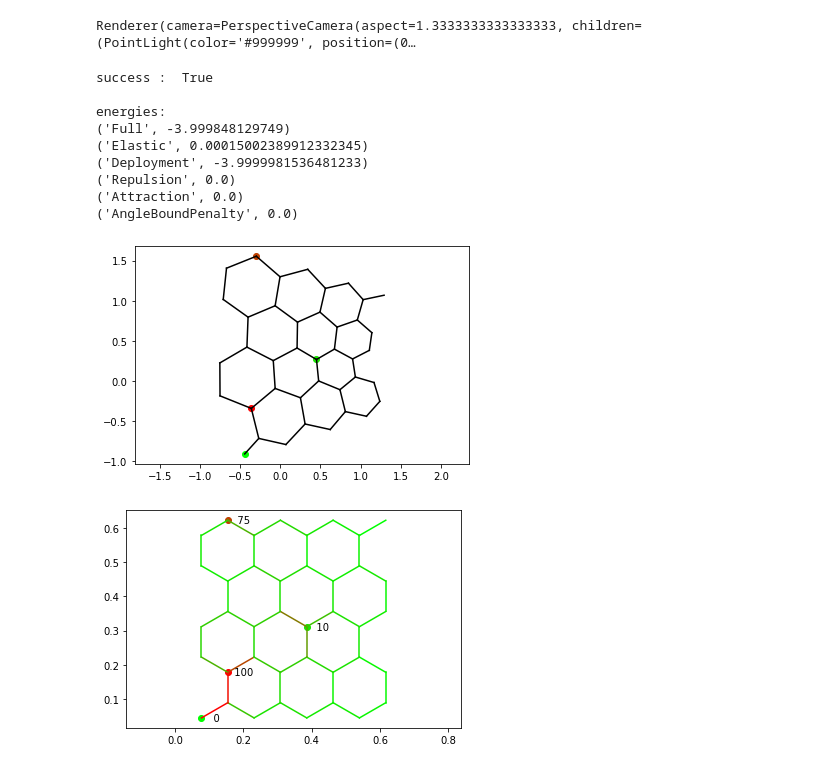
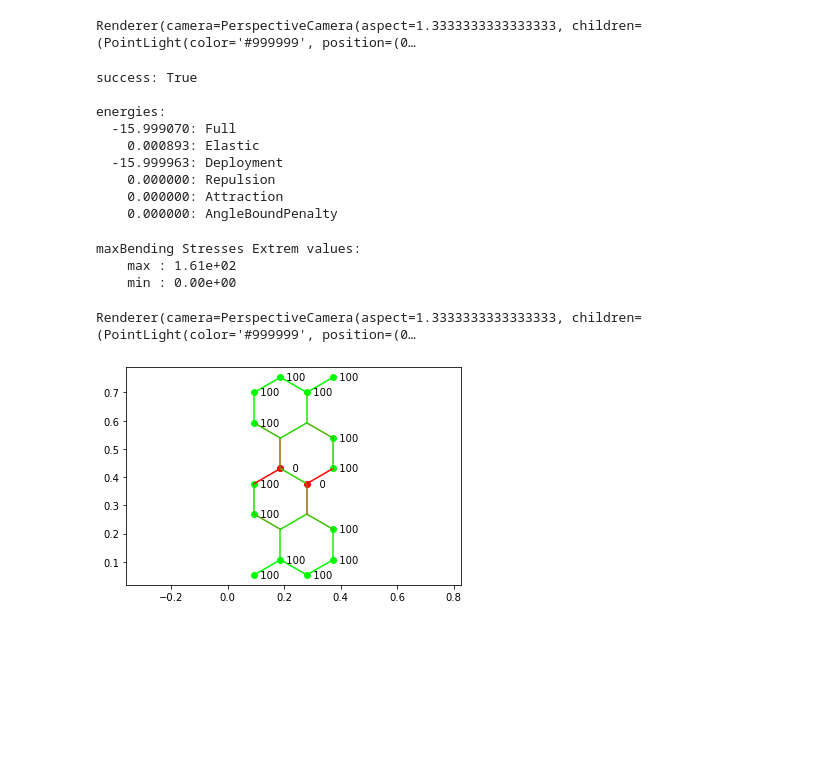
Before and after one commit to udaykusupati/ActuationUmbrellaMeshes, a Jupyter notebook: python/actuation_experiments/clean.ipynb, the cells around one changed output. Cells and saved outputs as stored; diff of their text form; code cells hidden in the pictures; blank space fills up the shorter version.

```diff
--- a/python/actuation_experiments/clean.ipynb
+++ b/python/actuation_experiments/clean.ipynb
@@ -4,17 +4,17 @@ from structure import UmbrellaGrid
 # %%
 degree = 3
 rows = 5
-cols = 4
+cols = 2
 #---
 grid = UmbrellaGrid(degree, rows, cols)
 # %%
 border_cells = grid.border_cells()
 center_cells = grid.center_cells()
 active_cells    = border_cells+center_cells
-target_percents = [100]*len(border_cells) + [0]*len(center_cells) # 0 -> colse | 100 -> open
+target_percents = [100]*len(border_cells) + [0]*len(center_cells) # 0:undeployed | 100:deployed
 #---
-active_cells    = [0, 9, 20, 33]
-target_percents = [0, 100, 10, 75]
+# active_cells    = [0, 9, 20, 33]
+# target_percents = [0, 100, 10, 75]
 # %%
 grid.generate_mesh('test_01')
 # %% [output]
@@ -34,23 +33,27 @@ Renderer(camera=PerspectiveCamera(aspect=1.3333333333333333, children=(PointLigh
 # %%
 grid.deploy(active_cells, target_percents, view3D)
 # %% [output]
-success :  True
+success: True
 
 energies:
-('Full', -3.999848129749)
-('Elastic', 0.00015002389912332345)
-('Deployment', -3.9999981536481233)
-('Repulsion', 0.0)
-('Attraction', 0.0)
-('AngleBoundPenalty', 0.0)
+  -15.999070: Full
+    0.000893: Elastic
+  -15.999963: Deployment
+    0.000000: Repulsion
+    0.000000: Attraction
+    0.000000: AngleBoundPenalty
 # %%
-projection2D(grid.input_data, grid.curr_um, active_cells=active_cells, target_percents=target_percents)
+if grid.rows==1 or grid.cols==1:
+    projection2D(grid.input_data, grid.curr_um, active_cells=active_cells, target_percents=target_percents)
-# %% [output]
-[figure, removed]
 # %%
-# sview_vm = plot_stress3D(grid.curr_um, 'maxBending')
-# sview_vm.show()
+sview_vm = plot3D_stress(grid.curr_um, 'maxBending')
+sview_vm.show()
+# %% [output]
+maxBending Stresses Extrem values:
+    max : 1.61e+02
+    min : 0.00e+00
+Renderer(camera=PerspectiveCamera(aspect=1.3333333333333333, children=(PointLight(color='#999999', position=(0…
 # %%
-plot_stress2D(grid, active_cells, target_percents, show_percent=True)
+plot2D_stress(grid.curr_um, grid.input_data, grid.init_center_pos, active_cells, target_percents, show_percent=True)
 # %% [output]
-[figure, old version]
+[figure, new version]
```
Also changed, not shown: parts of 3 cells of this notebook, 3 other files.
